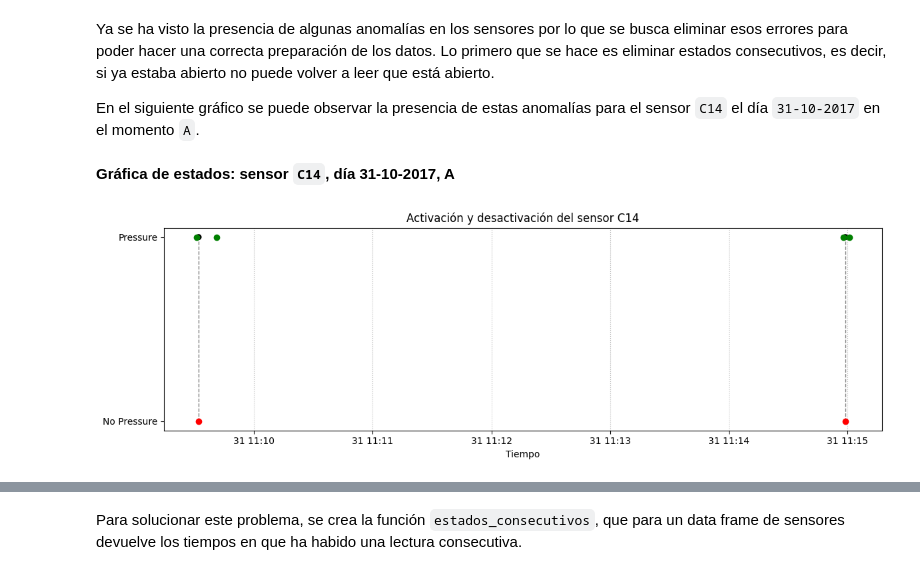
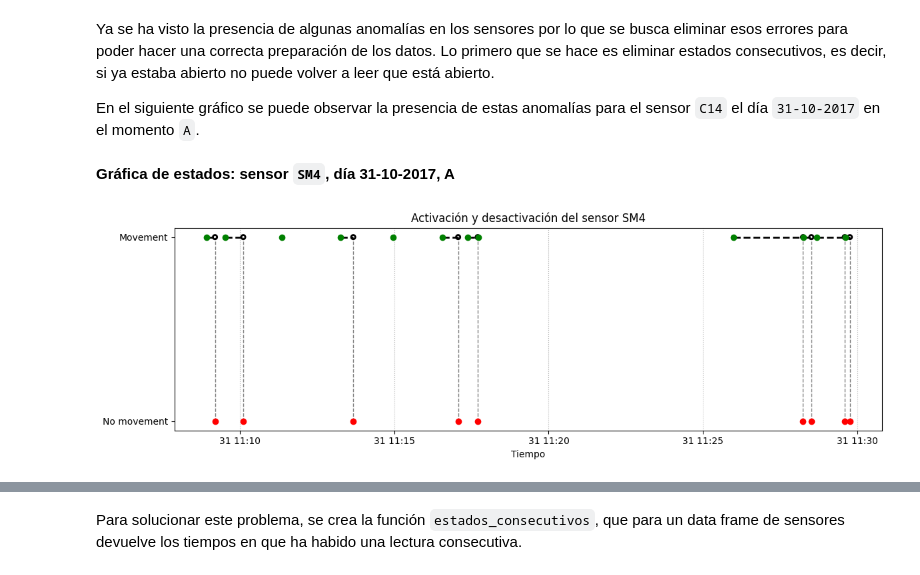
Before and after one commit to Sheila-Fernandez-Martin/TFG, a Jupyter notebook: Notebooks/01_analisis_limpieza.ipynb, the cells around one changed output, grey strips where cells are left out. Saved outputs shown, nothing was run; the diff lists cells and outputs as text; code cells hidden in the pictures.

```diff
--- a/Notebooks/01_analisis_limpieza.ipynb
+++ b/Notebooks/01_analisis_limpieza.ipynb
@@ -842,8 +822,8 @@ Ya se ha visto la presencia de algunas anomalías en los sensores por lo que se
 
 En el siguiente gráfico se puede observar la presencia de estas anomalías para el sensor `C14` el día `31-10-2017` en el momento `A`.
 # %% [markdown]
-**Gráfica de estados: sensor `C14`, día 31-10-2017, A**
+**Gráfica de estados: sensor `SM4`, día 31-10-2017, A**
 # %%
-graf_open_close_sensor(0,'A','C14')
+graf_open_close_sensor(0,'A','SM4')
 # %% [output]
-[figure, old version]
+[figure, new version]
```
Also changed, not shown: parts of 17 cells of this notebook, 28 other files.
